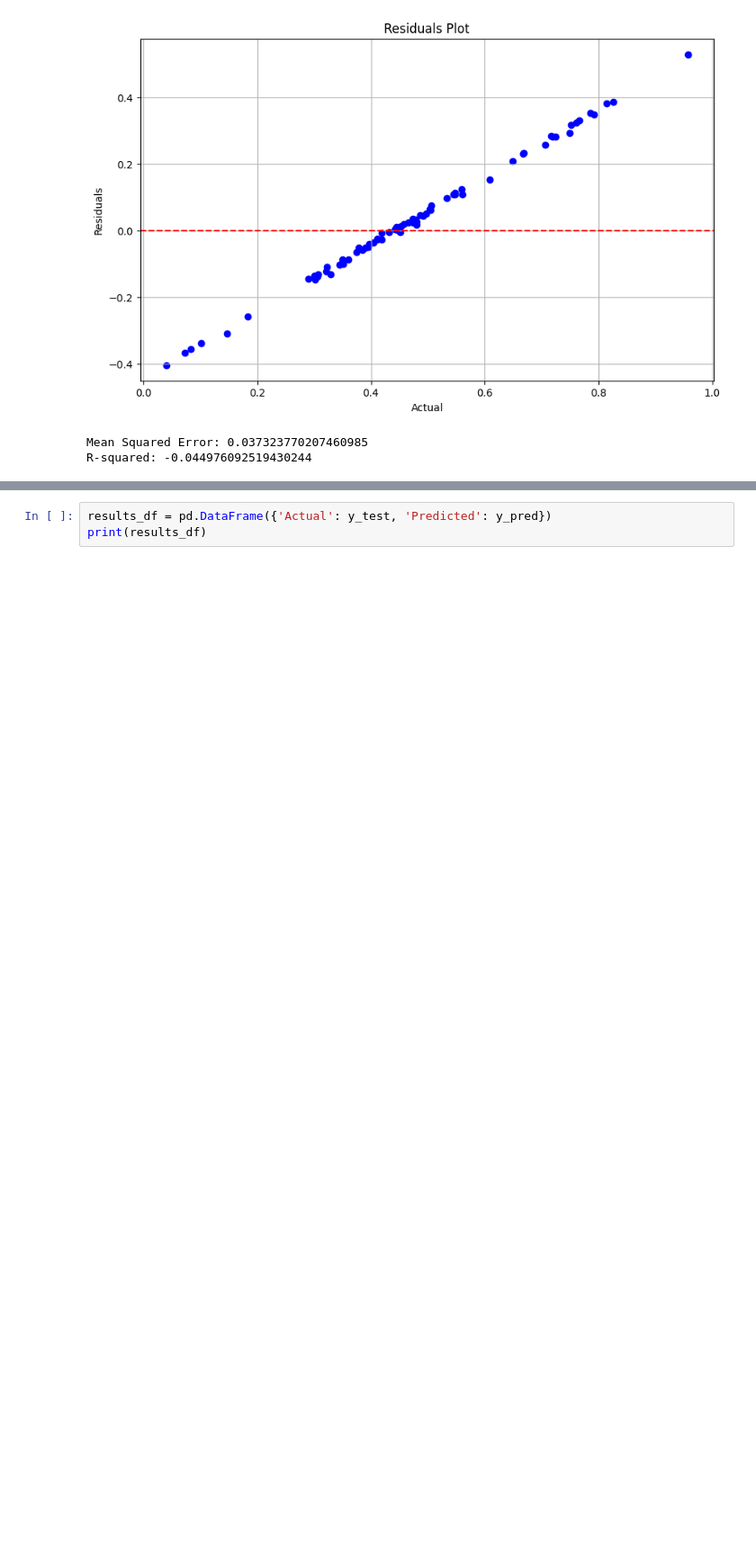
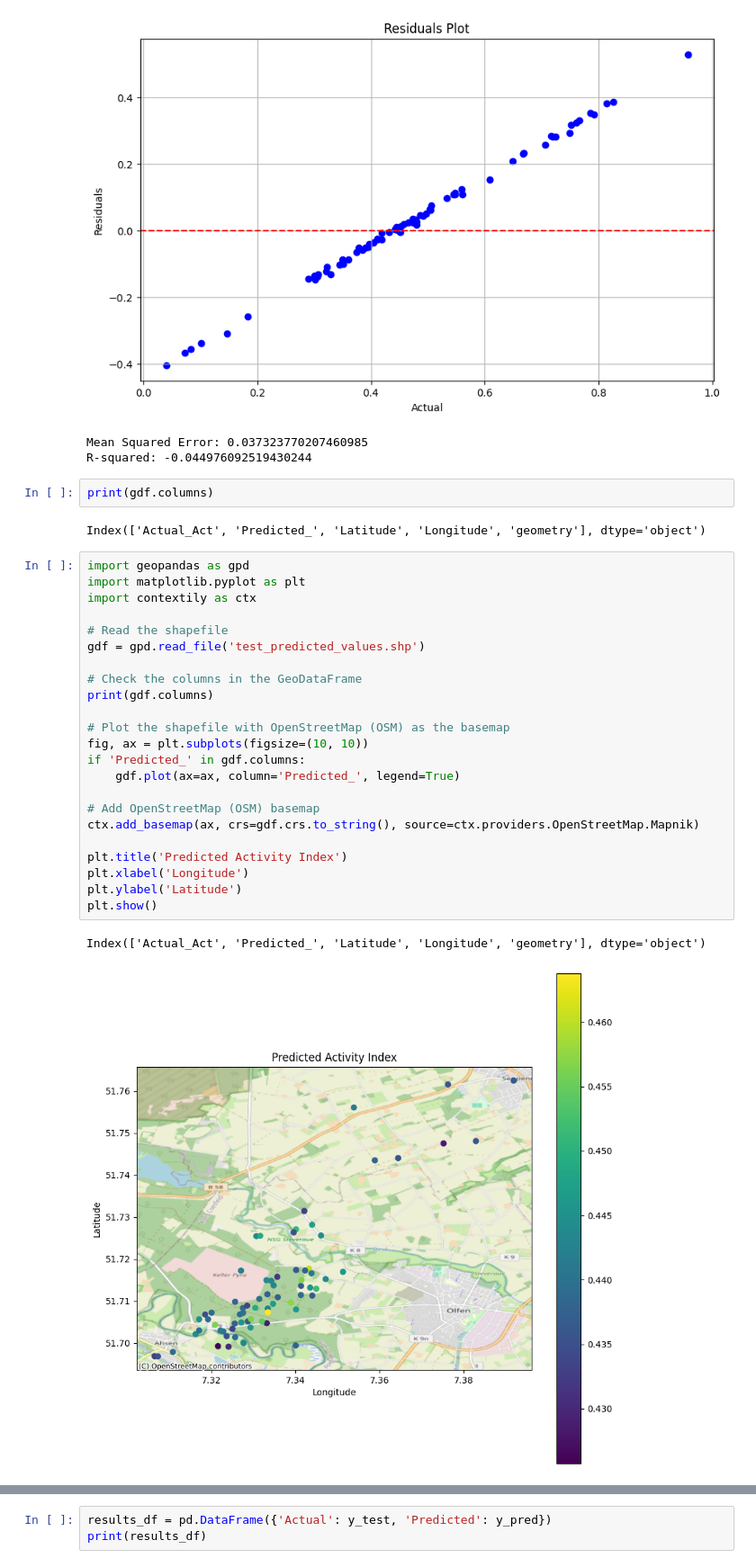
Before and after one commit to janakparajuli/ConvLSTM, a Jupyter notebook: ConvLSTM.ipynb, the cells around one changed output, grey strips where cells are left out. Shown: that part at 90% size. Drawn from its saved outputs; the diff is of its cells as text; blank space fills up the shorter version.

```diff
--- a/ConvLSTM.ipynb
+++ b/ConvLSTM.ipynb
@@ -138,3 +138,33 @@ Test Loss: 0.03705902397632599
 [figure]
 Mean Squared Error: 0.037323770207460985
 R-squared: -0.044976092519430244
+# %%
+print(gdf.columns)
+# %% [output]
+Index(['Actual_Act', 'Predicted_', 'Latitude', 'Longitude', 'geometry'], dtype='object')
+# %%
+import geopandas as gpd
+import matplotlib.pyplot as plt
+import contextily as ctx
+
+# Read the shapefile
+gdf = gpd.read_file('test_predicted_values.shp')
+
+# Check the columns in the GeoDataFrame
+print(gdf.columns)
+
+# Plot the shapefile with OpenStreetMap (OSM) as the basemap
+fig, ax = plt.subplots(figsize=(10, 10))
+if 'Predicted_' in gdf.columns:
+    gdf.plot(ax=ax, column='Predicted_', legend=True)
+
+# Add OpenStreetMap (OSM) basemap
+ctx.add_basemap(ax, crs=gdf.crs.to_string(), source=ctx.providers.OpenStreetMap.Mapnik)
+
+plt.title('Predicted Activity Index')
+plt.xlabel('Longitude')
+plt.ylabel('Latitude')
+plt.show()
+# %% [output]
+Index(['Actual_Act', 'Predicted_', 'Latitude', 'Longitude', 'geometry'], dtype='object')
+[figure, added]
```
Also changed, not shown: parts of 2 cells of this notebook.
